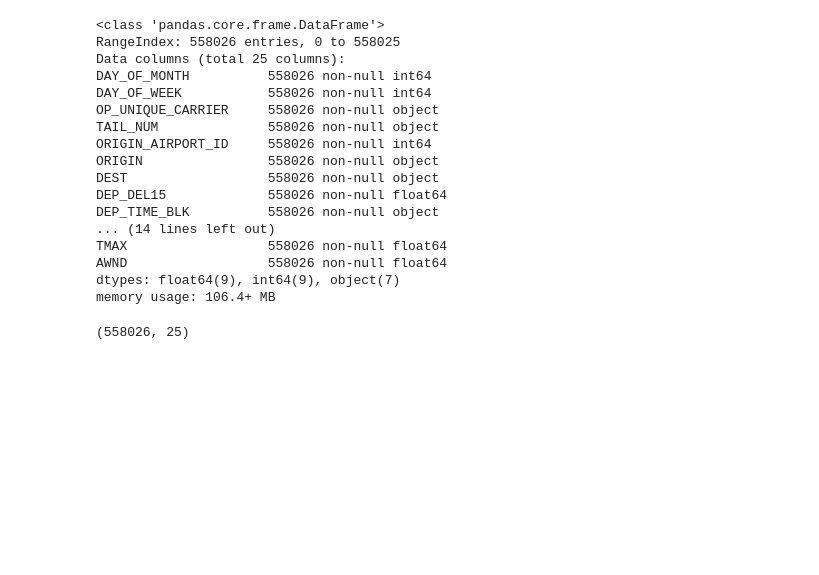
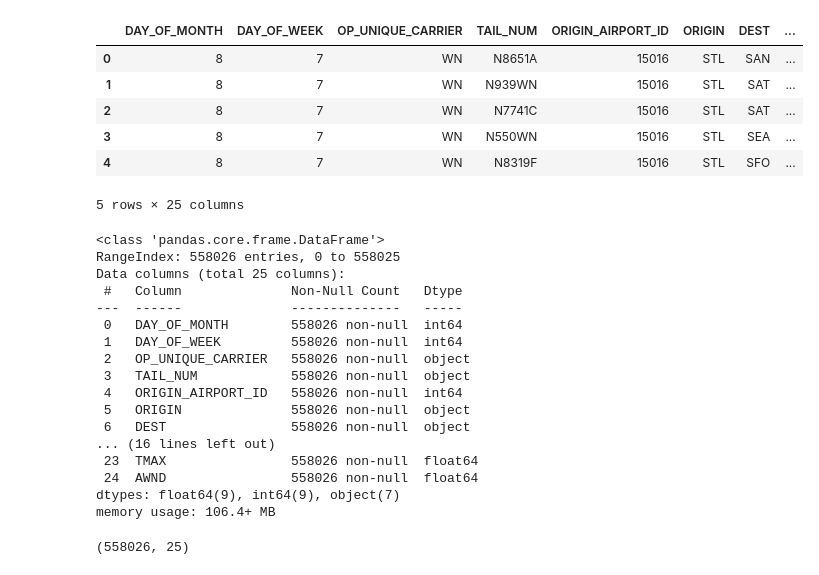
Before and after one commit to jimmy-nguyen-data-science/predicting-flight-delays, a Jupyter notebook: notebooks/04_Merged_Data_Pretraining.ipynb, the cells around one changed output. Saved outputs shown, nothing was run; the diff lists cells and outputs as text; code cells hidden in the pictures; blank space fills up the shorter version.

```diff
--- a/notebooks/04_Merged_Data_Pretraining.ipynb
+++ b/notebooks/04_Merged_Data_Pretraining.ipynb
@@ -10,21 +29,40 @@ dec_merged = pd.read_csv('C:/Users/rober/Downloads/Dec_modeling.csv', index_col=
+# %%
+# INGEST Merged DATA
+
+s3_client = boto3.client("s3")
+
+BUCKET='ads-508-airline'
+KEY='merged/Dec_modeling.csv'
+
+response = s3_client.get_object(Bucket=BUCKET, Key=KEY)
+dec_merged = pd.read_csv(response.get("Body"))
+dec_merged.head()
+# %% [output]
+|  | DAY_OF_MONTH | DAY_OF_WEEK | OP_UNIQUE_CARRIER | TAIL_NUM | ORIGIN_AIRPORT_ID | ORIGIN | DEST | ... |
+| 0 | 8 | 7 | WN | N8651A | 15016 | STL | SAN | ... |
+| 1 | 8 | 7 | WN | N939WN | 15016 | STL | SAT | ... |
+| 2 | 8 | 7 | WN | N7741C | 15016 | STL | SAT | ... |
+| 3 | 8 | 7 | WN | N550WN | 15016 | STL | SEA | ... |
+| 4 | 8 | 7 | WN | N8319F | 15016 | STL | SFO | ... |
+5 rows × 25 columns
 # %%
 dec_merged.info()
 # %% [output]
 <class 'pandas.core.frame.DataFrame'>
 RangeIndex: 558026 entries, 0 to 558025
 Data columns (total 25 columns):
-DAY_OF_MONTH          558026 non-null int64
-DAY_OF_WEEK           558026 non-null int64
-OP_UNIQUE_CARRIER     558026 non-null object
-TAIL_NUM              558026 non-null object
-ORIGIN_AIRPORT_ID     558026 non-null int64
-ORIGIN                558026 non-null object
-DEST                  558026 non-null object
-DEP_DEL15             558026 non-null float64
-DEP_TIME_BLK          558026 non-null object
-... (14 lines left out)
-TMAX                  558026 non-null float64
-AWND                  558026 non-null float64
+ #   Column              Non-Null Count   Dtype
+---  ------              --------------   -----
+ 0   DAY_OF_MONTH        558026 non-null  int64
+ 1   DAY_OF_WEEK         558026 non-null  int64
+ 2   OP_UNIQUE_CARRIER   558026 non-null  object
+ 3   TAIL_NUM            558026 non-null  object
+ 4   ORIGIN_AIRPORT_ID   558026 non-null  int64
+ 5   ORIGIN              558026 non-null  object
+ 6   DEST                558026 non-null  object
+... (16 lines left out)
+ 23  TMAX                558026 non-null  float64
+ 24  AWND                558026 non-null  float64
 dtypes: float64(9), int64(9), object(7)
 memory usage: 106.4+ MB
 # %%
```
Also changed, not shown: parts of 14 cells of this notebook.
